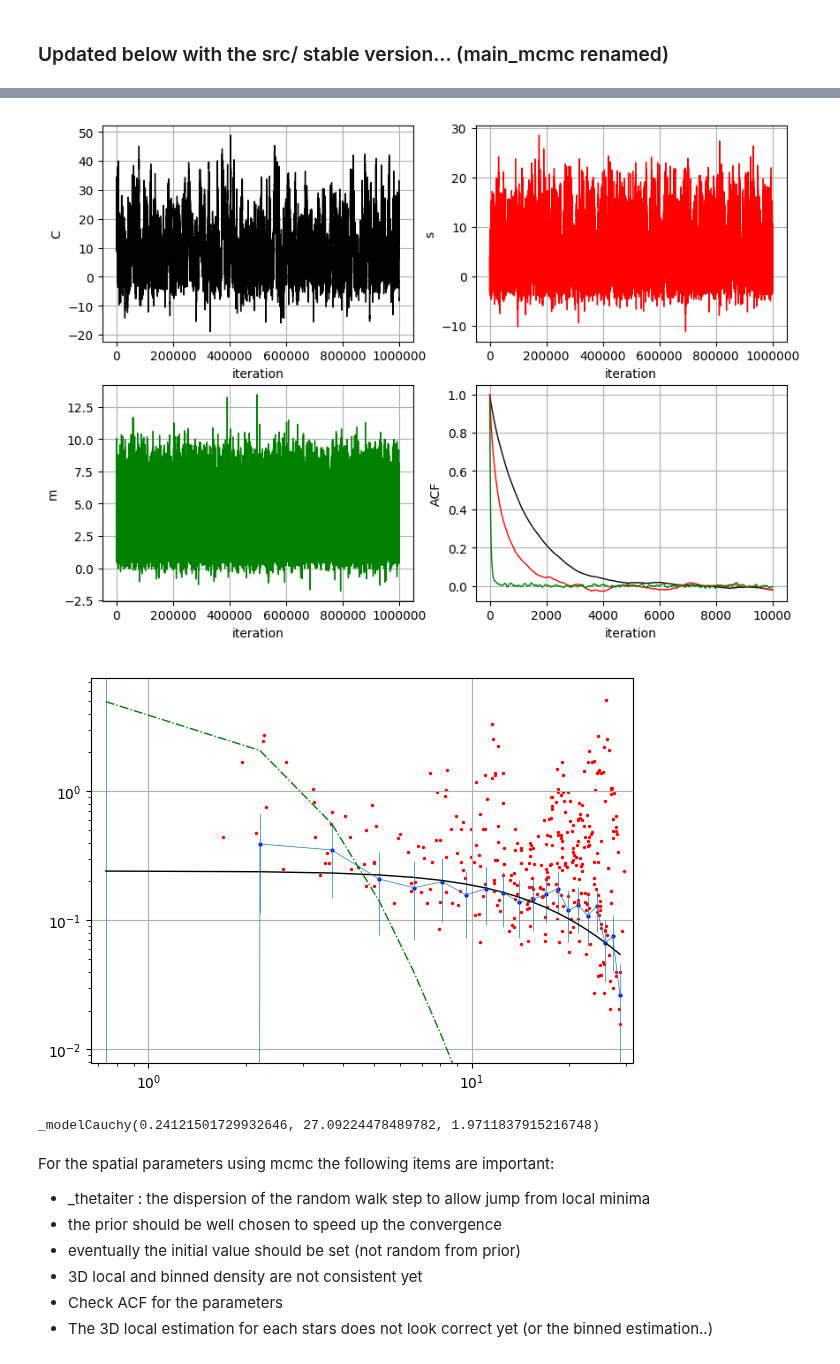
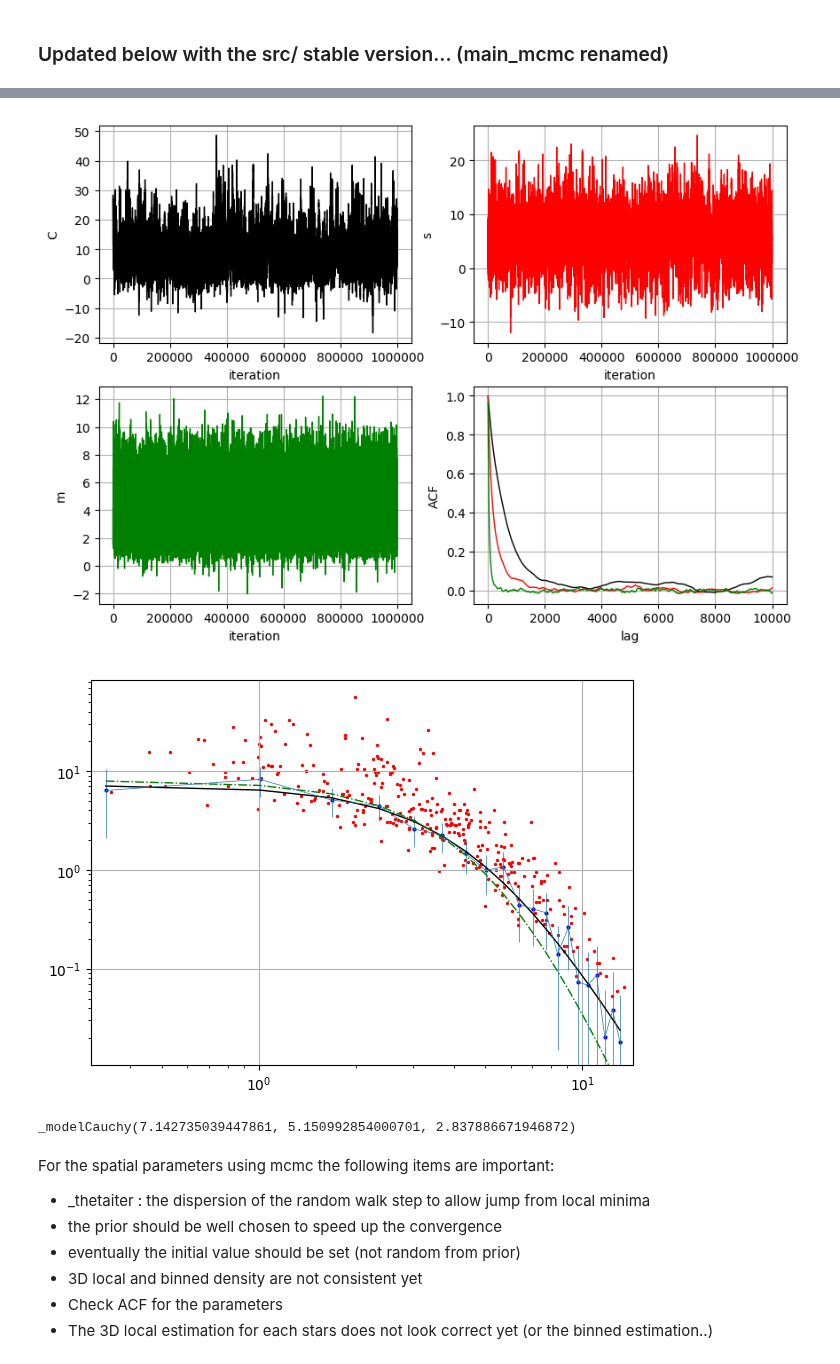
Before and after one commit to bosscha/gaia-shock, a Jupyter notebook: notebooks/analysis/spatial_structure.ipynb, the cells around one changed output, grey strips where cells are left out. Drawn from its saved outputs; the diff is of its cells as text; code cells hidden in the pictures.

```diff
--- a/notebooks/analysis/spatial_structure.ipynb
+++ b/notebooks/analysis/spatial_structure.ipynb
@@ -470,7 +470,8 @@ _model_rad (generic function with 1 method)
 ### Updated below with the src/ stable version... (main_mcmc renamed)
 # %%
 ## main for 2D fitting
-oc= CSV.read("test.csv", delim= ";")
+ocfile= "$ocdir/NGC 6025-1.7deg-oc-mass.csv"
+oc= CSV.read(ocfile, delim= ";")
 
 ## binned density
 nbin= 20
@@ -615,36 +616,36 @@ PyPlot.plot(StatsBase.autocor(mci.m, lags), "g-", linewidth= 1)
 
 PyPlot.show()
 # %% [output]
-[figure, old version]
+[figure, new version]
 # %%
 fig= PyPlot.figure(figsize=(7,5))
 
 ax= PyPlot.subplot(111)
 ax.set_yscale("log")
 ax.set_xscale("log")
 ax.set_xlim(r2d[1]*0.9, r2d[end]*1.1)
-ax.set_ylim(minimum(loc_2d[loc_2d .> 0])*0.5,maximum(loc_2d)*1.5)
+ax.set_ylim(minimum(loc_2d[loc_2d .> 0])*0.2,maximum(loc_2d)*1.5)
 PyPlot.grid("on")
 PyPlot.scatter(r2d, ρ2d , s=4, facecolor="blue" )
 PyPlot.errorbar(r2d, ρ2d, yerr=2 .* err2d, linewidth=0.5)
 PyPlot.scatter(rad_2d, loc_2d , s=2, facecolor="red" )
 PyPlot.plot(r2d, ρ2dfit, "k-", linewidth=1)
 PyPlot.plot(r2d, ρ2dmed, "g-.", linewidth=1)
 
 #ax.set_xlim(r3d[1]*0.9, r3d[end]*1.1)
 #ax.set_ylim(minimum(ρ3d[ρ3d .> 0])*0.5,maximum(loc_3d)*1.5)
 #PyPlot.scatter(r3d, ρ3d , s=4, facecolor="blue" )
 #PyPlot.errorbar(r3d, ρ3d, yerr=2 .* err3d, linewidth=0.5)
 #PyPlot.scatter(rad_3d, loc_3d , s=2, facecolor="red" )
 #PyPlot.plot(r3d, ρ3dfit, "k-", linewidth=1)
 #PyPlot.plot(r3d, ρ3dmed, "g-.", linewidth=1)
 
 PyPlot.show()
 
 println(θbest)
 # %% [output]
-[figure, old version]
+[figure, new version]
-_modelCauchy(0.24121501729932646, 27.09224478489782, 1.9711837915216748)
+_modelCauchy(7.142735039447861, 5.150992854000701, 2.837886671946872)
 # %% [markdown]
 For the spatial parameters using mcmc the following items are important:
 * _thetaiter : the dispersion of the random walk step to allow jump from local minima
```
Also changed, not shown: parts of 8 cells of this notebook, 3 other files.
